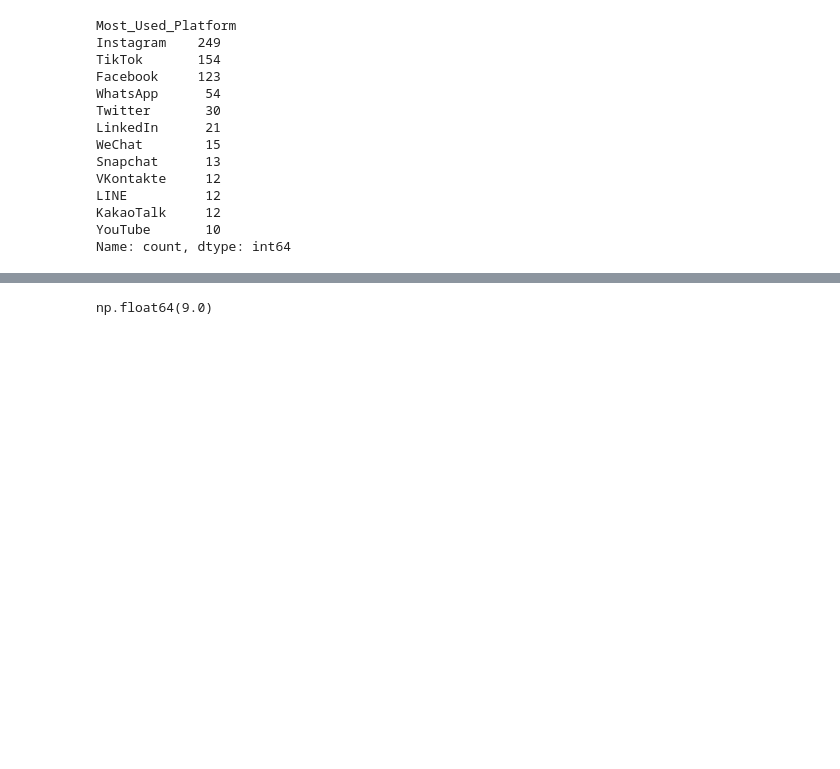
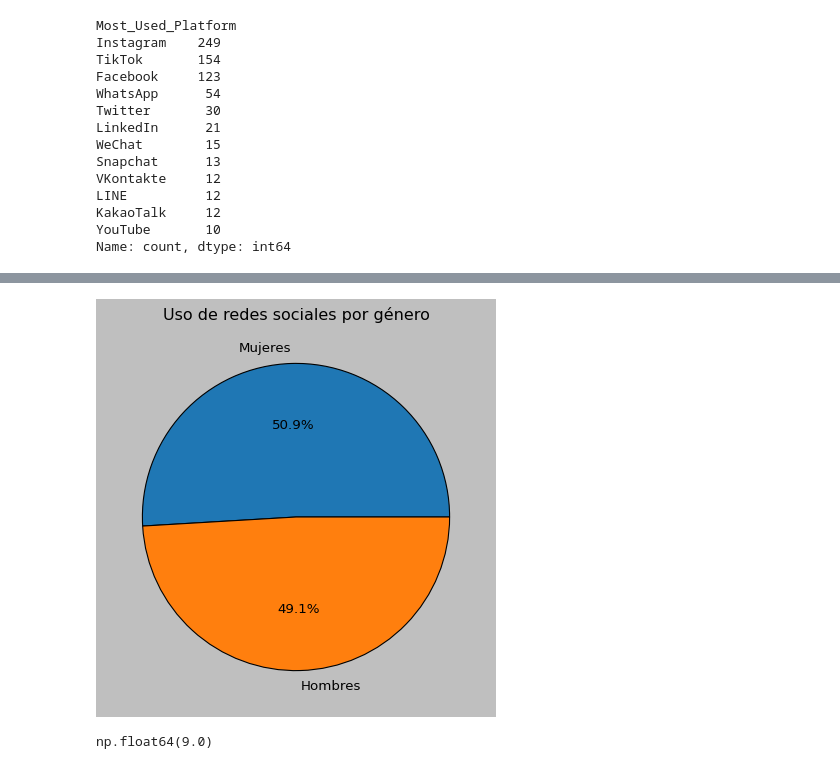
Before and after one commit to AGC79/eda_redes_sociales, a Jupyter notebook: EDA/0-Enunciado_EDA.ipynb, the cells around one changed output, grey strips where cells are left out. Drawn from its saved outputs; the diff is of its cells as text; code cells hidden in the pictures; blank space fills up the shorter version.

```diff
--- a/EDA/0-Enunciado_EDA.ipynb
+++ b/EDA/0-Enunciado_EDA.ipynb
@@ -217,3 +246,21 @@ Name: count, dtype: int64
+# %%
+import numpy as np
+import pandas as pd
+import matplotlib.pyplot as plt
+
+plt.style.use('classic')
+
+valores = social_media.groupby("Gender")["Avg_Daily_Usage_Hours"].mean()
+plt.figure()
+valores.index = valores.index.map({
+    "Male": "Hombres",
+    "Female": "Mujeres"
+})
+plt.pie(valores, labels=valores.index, autopct='%1.1f%%', colors = ["#1F77B4", "#FF7F0E"])
+plt.title("Uso de redes sociales por género")
+plt.show();
+# %% [output]
+[figure, added]
 # %%
 social_media.groupby("Country")["Most_Used_Platform"].value_counts()
 # %%
```
Also changed, not shown: parts of 10 cells of this notebook.
